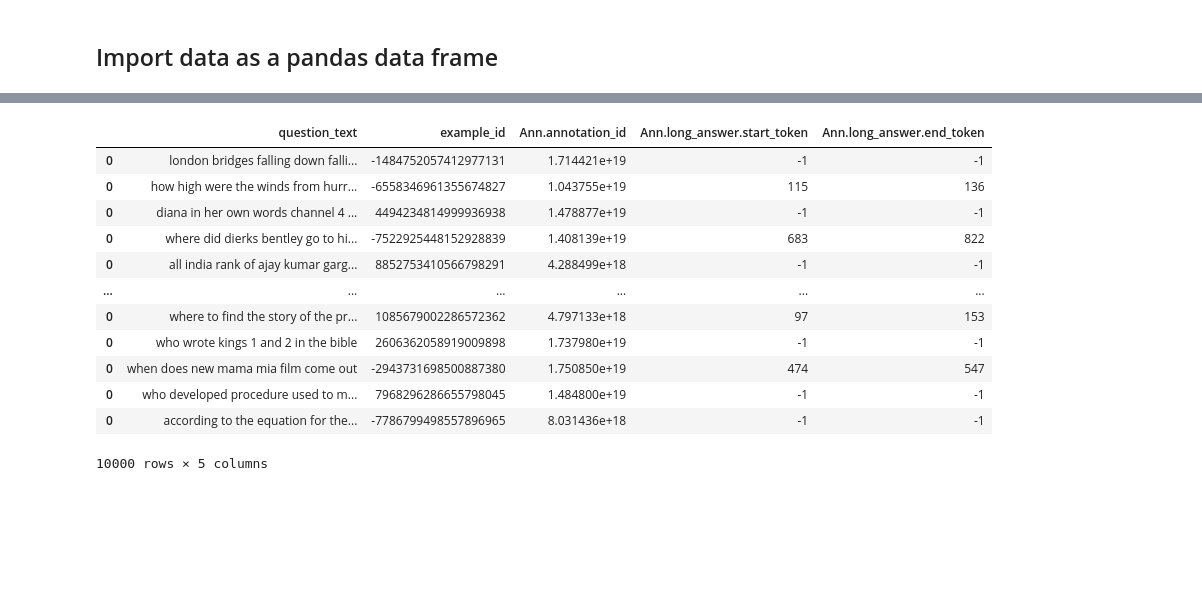
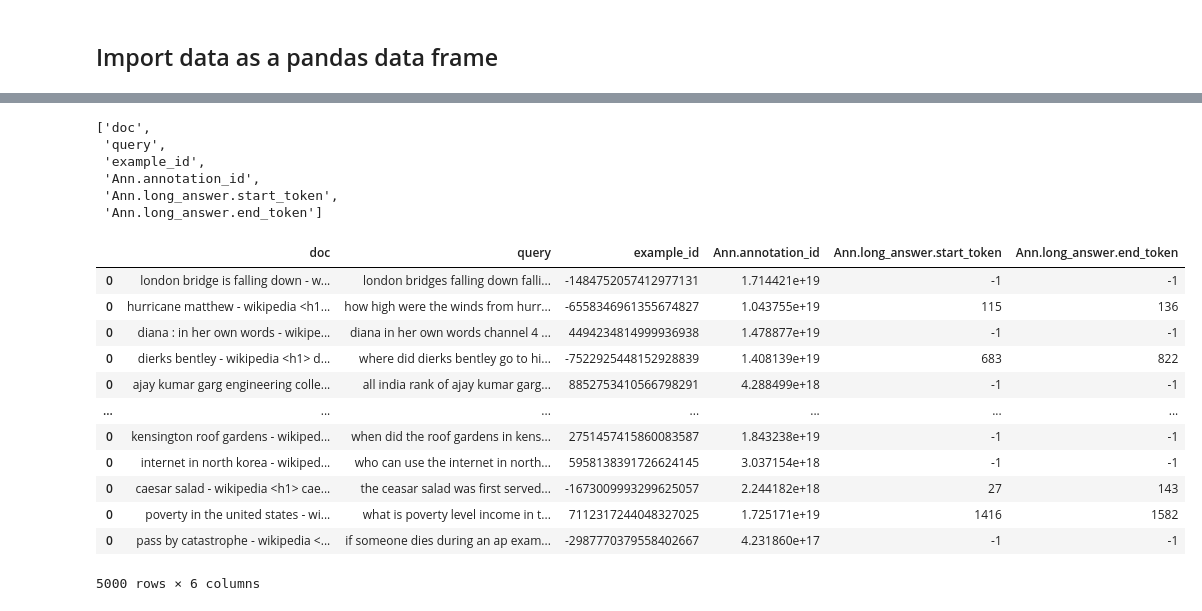
Before and after one commit to stmnk/qa, a Jupyter notebook: model/nlp_processing.ipynb, the cells around one changed output, grey strips where cells are left out. Cells and saved outputs as stored; diff of their text form; code cells hidden in the pictures; blank space fills up the shorter version.

```diff
--- a/model/nlp_processing.ipynb
+++ b/model/nlp_processing.ipynb
@@ -33,8 +34,8 @@ def read_jsonl_df(input_path) -> list:
     with open(input_path, 'r', encoding='utf-8') as f:
         for line in f:
             line_data = json.loads(line.rstrip('\n|\r'))
-            line_data_norm = pd.json_normalize(line_data)
-            line_data_norm_annotations = pd.json_normalize(
+            line_data_norm = json_normalize(line_data)
+            line_data_norm_annotations = json_normalize(
               line_data, record_path='annotations', record_prefix='Ann.',
             )
             # line_data_norm_answ_candidates = pd.io.json.json_normalize(
@@ -53,6 +54,6 @@ def read_jsonl_df(input_path) -> list:
     print(f'Normalized into {len(data_norm)} records from {input_path}.')
     return data_norm
 # %%
-# nq_data = read_jsonl(f'final_data_15K.jsonl')
-nq_df = read_jsonl_df(f'final_data_10K.jsonl')
+# nq_data = read_jsonl(f'final_data_10K.jsonl')
+nq_df = read_jsonl_df(f'final_data_5K.jsonl')
 # %% [output]
@@ -82,20 +65,36 @@ df = nq_df.drop(
     ]
     , axis=1
 )
-# %%
-dc = df['document_text']
-df.drop(['document_text'], axis=1)
-# %% [output]
-|  | question_text | example_id | Ann.annotation_id | Ann.long_answer.start_token | Ann.long_answer.end_token |
-| 0 | london bridges falling down falli... | -1484752057412977131 | 1.714421e+19 | -1 | -1 |
-| 0 | how high were the winds from hurr... | -6558346961355674827 | 1.043755e+19 | 115 | 136 |
-| 0 | diana in her own words channel 4 ... | 4494234814999936938 | 1.478877e+19 | -1 | -1 |
-| 0 | where did dierks bentley go to hi... | -7522925448152928839 | 1.408139e+19 | 683 | 822 |
-| 0 | all india rank of ajay kumar garg... | 8852753410566798291 | 4.288499e+18 | -1 | -1 |
-| ... | ... | ... | ... | ... | ... |
-| 0 | where to find the story of the pr... | 1085679002286572362 | 4.797133e+18 | 97 | 153 |
-| 0 | who wrote kings 1 and 2 in the bible | 2606362058919009898 | 1.737980e+19 | -1 | -1 |
-| 0 | when does new mama mia film come out | -2943731698500887380 | 1.750850e+19 | 474 | 547 |
-| 0 | who developed procedure used to m... | 7968296286655798045 | 1.484800e+19 | -1 | -1 |
-| 0 | according to the equation for the... | -7786799498557896965 | 8.031436e+18 | -1 | -1 |
-10000 rows × 5 columns
+# %%
+lower_case = lambda x: x.lower()
+df['doc'] = df['document_text'].apply(lower_case)
+df['query'] = df['question_text'].apply(lower_case)
+df = df.drop(['document_text', 'question_text'], axis=1)
+# %%
+cols = list(df.columns)
+cols = cols[-2:] + cols[:-2]
+cols
+# %% [output]
+['doc',
+ 'query',
+ 'example_id',
+ 'Ann.annotation_id',
+ 'Ann.long_answer.start_token',
+ 'Ann.long_answer.end_token']
+# %%
+df = df[cols]
+df
+# %% [output]
+|  | doc | query | example_id | Ann.annotation_id | Ann.long_answer.start_token | Ann.long_answer.end_token |
+| 0 | london bridge is falling down - w... | london bridges falling down falli... | -1484752057412977131 | 1.714421e+19 | -1 | -1 |
+| 0 | hurricane matthew - wikipedia <h1... | how high were the winds from hurr... | -6558346961355674827 | 1.043755e+19 | 115 | 136 |
+| 0 | diana : in her own words - wikipe... | diana in her own words channel 4 ... | 4494234814999936938 | 1.478877e+19 | -1 | -1 |
+| 0 | dierks bentley - wikipedia <h1> d... | where did dierks bentley go to hi... | -7522925448152928839 | 1.408139e+19 | 683 | 822 |
+| 0 | ajay kumar garg engineering colle... | all india rank of ajay kumar garg... | 8852753410566798291 | 4.288499e+18 | -1 | -1 |
+| ... | ... | ... | ... | ... | ... | ... |
+| 0 | kensington roof gardens - wikiped... | when did the roof gardens in kens... | 2751457415860083587 | 1.843238e+19 | -1 | -1 |
+| 0 | internet in north korea - wikiped... | who can use the internet in north... | 5958138391726624145 | 3.037154e+18 | -1 | -1 |
+| 0 | caesar salad - wikipedia <h1> cae... | the ceasar salad was first served... | -1673009993299625057 | 2.244182e+18 | 27 | 143 |
+| 0 | poverty in the united states - wi... | what is poverty level income in t... | 7112317244048327025 | 1.725171e+19 | 1416 | 1582 |
+| 0 | pass by catastrophe - wikipedia <... | if someone dies during an ap exam... | -2987770379558402667 | 4.231860e+17 | -1 | -1 |
+5000 rows × 6 columns
```
Also changed, not shown: parts of 30 cells of this notebook, 1 other file.
